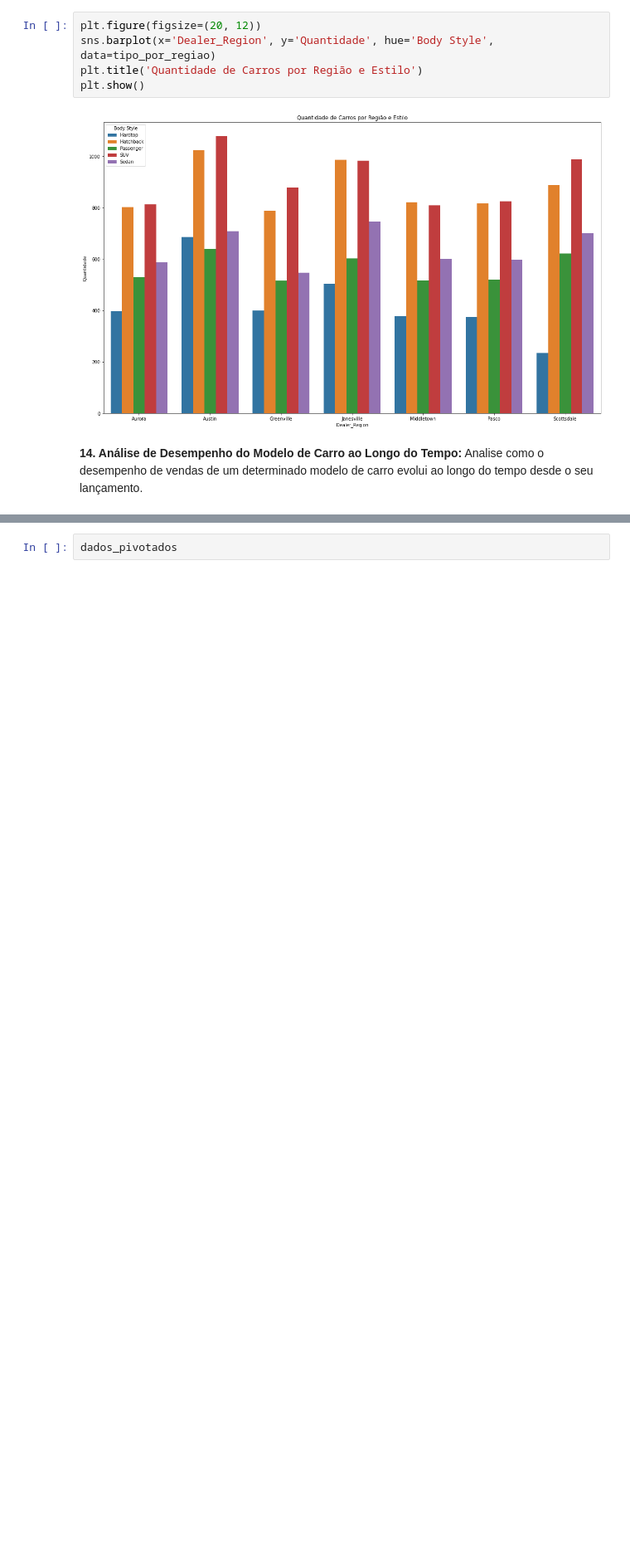
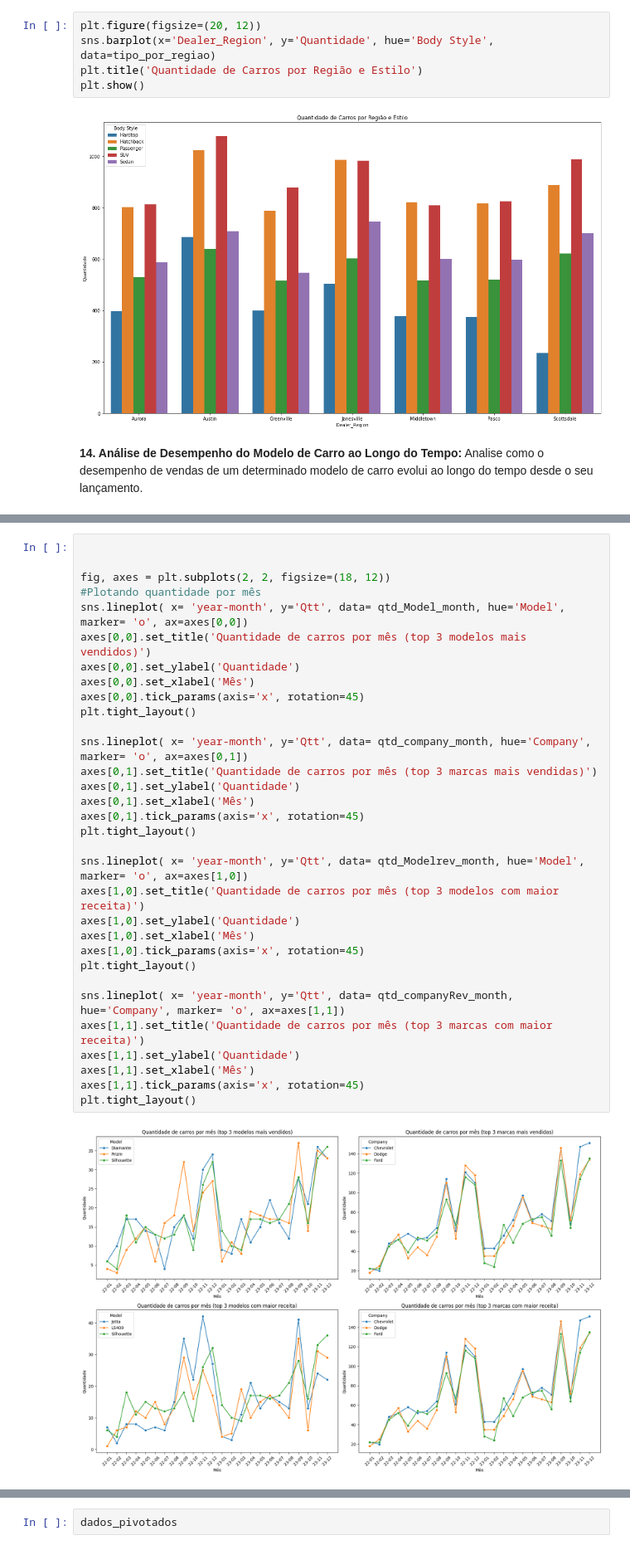
Before and after one commit to GabrielVila/Car-Sales-Report, a Jupyter notebook: projeto_carro.ipynb, the cells around one changed output, grey strips where cells are left out. Shown at 83% size. Drawn from its saved outputs; the diff is of its cells as text; blank space fills up the shorter version.

Commit message:
Adicionando gráficos na 14 - Modelos e marcas mais vendidos e com maior receita

```diff
--- a/projeto_carro.ipynb
+++ b/projeto_carro.ipynb
@@ -847,3 +925,37 @@ plt.show()
+# %%
+
+
+fig, axes = plt.subplots(2, 2, figsize=(18, 12))
+#Plotando quantidade por mês
+sns.lineplot( x= 'year-month', y='Qtt', data= qtd_Model_month, hue='Model', marker= 'o', ax=axes[0,0])
+axes[0,0].set_title('Quantidade de carros por mês (top 3 modelos mais vendidos)')
+axes[0,0].set_ylabel('Quantidade')
+axes[0,0].set_xlabel('Mês')
+axes[0,0].tick_params(axis='x', rotation=45)
+plt.tight_layout()
+
+sns.lineplot( x= 'year-month', y='Qtt', data= qtd_company_month, hue='Company', marker= 'o', ax=axes[0,1])
+axes[0,1].set_title('Quantidade de carros por mês (top 3 marcas mais vendidas)')
+axes[0,1].set_ylabel('Quantidade')
+axes[0,1].set_xlabel('Mês')
+axes[0,1].tick_params(axis='x', rotation=45)
+plt.tight_layout()
+
+sns.lineplot( x= 'year-month', y='Qtt', data= qtd_Modelrev_month, hue='Model', marker= 'o', ax=axes[1,0])
+axes[1,0].set_title('Quantidade de carros por mês (top 3 modelos com maior receita)')
+axes[1,0].set_ylabel('Quantidade')
+axes[1,0].set_xlabel('Mês')
+axes[1,0].tick_params(axis='x', rotation=45)
+plt.tight_layout()
+
+sns.lineplot( x= 'year-month', y='Qtt', data= qtd_companyRev_month, hue='Company', marker= 'o', ax=axes[1,1])
+axes[1,1].set_title('Quantidade de carros por mês (top 3 marcas com maior receita)')
+axes[1,1].set_ylabel('Quantidade')
+axes[1,1].set_xlabel('Mês')
+axes[1,1].tick_params(axis='x', rotation=45)
+plt.tight_layout()
+# %% [output]
+[figure, added]
 # %%
 # Analisando o modelo mais lucrativo
 
```
Also changed, not shown: parts of 3 cells of this notebook.
